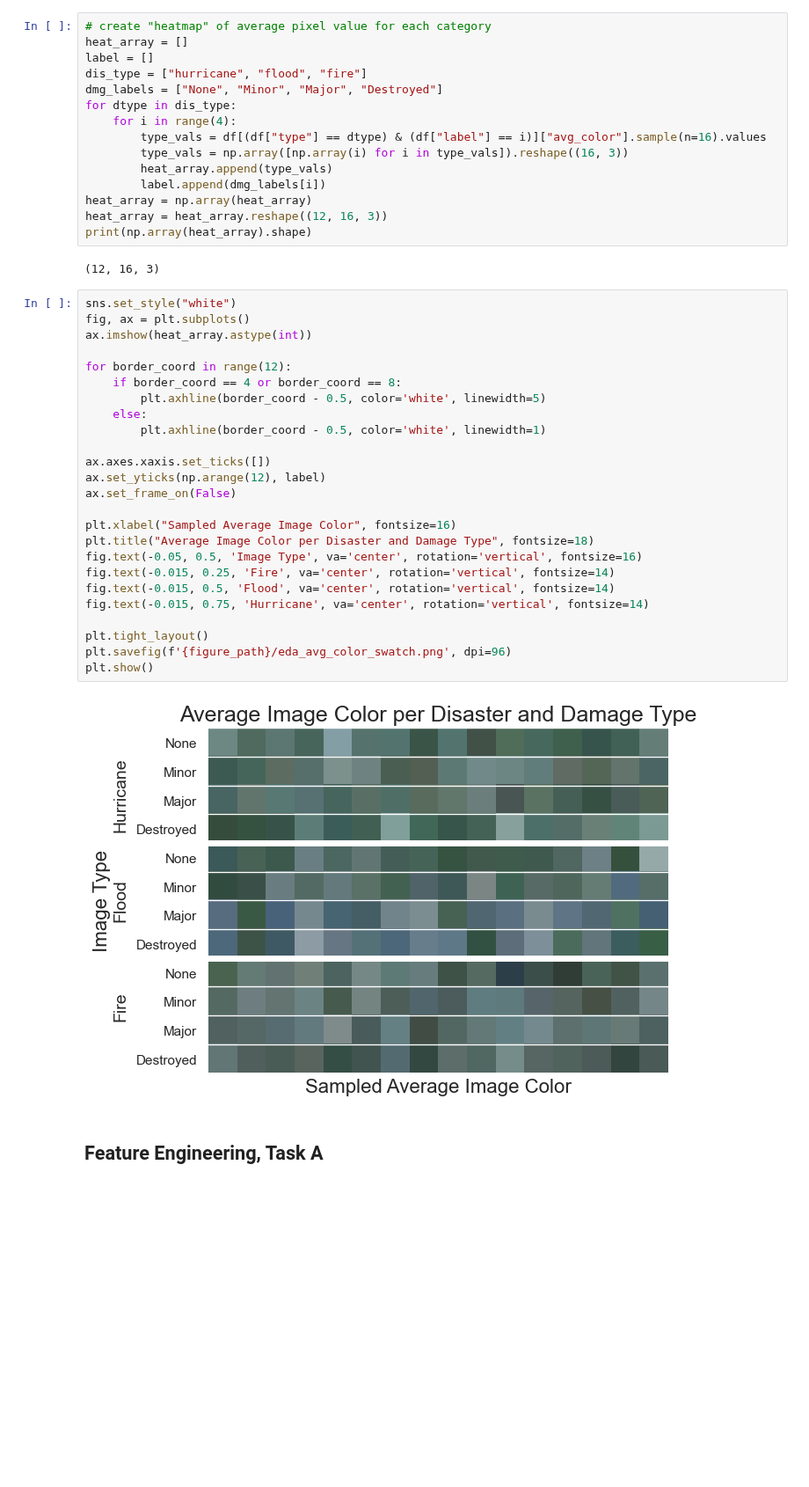
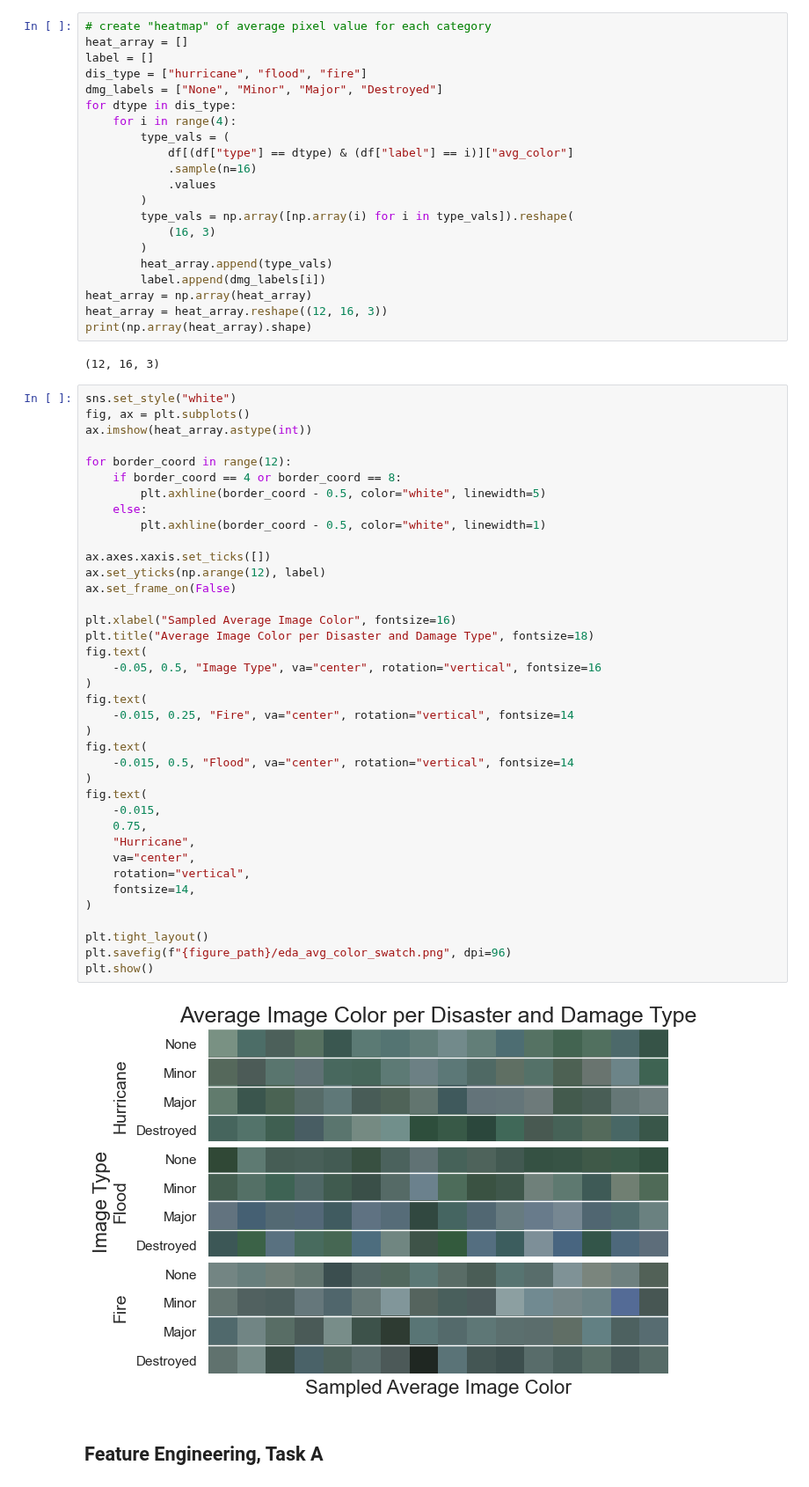
Before and after one commit to fractalclockwork/Data200, a Jupyter notebook: Source/Final_Report.ipynb, the cells around one changed output. Shown at 88% size. Drawn from its saved outputs; the diff is of its cells as text; blank space fills up the shorter version.

```diff
--- a/Source/Final_Report.ipynb
+++ b/Source/Final_Report.ipynb
@@ -297,8 +423,14 @@ dis_type = ["hurricane", "flood", "fire"]
 dmg_labels = ["None", "Minor", "Major", "Destroyed"]
 for dtype in dis_type:
     for i in range(4):
-        type_vals = df[(df["type"] == dtype) & (df["label"] == i)]["avg_color"].sample(n=16).values
-        type_vals = np.array([np.array(i) for i in type_vals]).reshape((16, 3))
+        type_vals = (
+            df[(df["type"] == dtype) & (df["label"] == i)]["avg_color"]
+            .sample(n=16)
+            .values
+        )
+        type_vals = np.array([np.array(i) for i in type_vals]).reshape(
+            (16, 3)
+        )
         heat_array.append(type_vals)
         label.append(dmg_labels[i])
 heat_array = np.array(heat_array)
@@ -309,30 +441,43 @@ print(np.array(heat_array).shape)
 # %%
 sns.set_style("white")
 fig, ax = plt.subplots()
 ax.imshow(heat_array.astype(int))
 
 for border_coord in range(12):
     if border_coord == 4 or border_coord == 8:
-        plt.axhline(border_coord - 0.5, color='white', linewidth=5)
+        plt.axhline(border_coord - 0.5, color="white", linewidth=5)
     else:
-        plt.axhline(border_coord - 0.5, color='white', linewidth=1)
+        plt.axhline(border_coord - 0.5, color="white", linewidth=1)
 
 ax.axes.xaxis.set_ticks([])
 ax.set_yticks(np.arange(12), label)
 ax.set_frame_on(False)
 
 plt.xlabel("Sampled Average Image Color", fontsize=16)
 plt.title("Average Image Color per Disaster and Damage Type", fontsize=18)
-fig.text(-0.05, 0.5, 'Image Type', va='center', rotation='vertical', fontsize=16)
-fig.text(-0.015, 0.25, 'Fire', va='center', rotation='vertical', fontsize=14)
-fig.text(-0.015, 0.5, 'Flood', va='center', rotation='vertical', fontsize=14)
-fig.text(-0.015, 0.75, 'Hurricane', va='center', rotation='vertical', fontsize=14)
+fig.text(
+    -0.05, 0.5, "Image Type", va="center", rotation="vertical", fontsize=16
+)
+fig.text(
+    -0.015, 0.25, "Fire", va="center", rotation="vertical", fontsize=14
+)
+fig.text(
+    -0.015, 0.5, "Flood", va="center", rotation="vertical", fontsize=14
+)
+fig.text(
+    -0.015,
+    0.75,
+    "Hurricane",
+    va="center",
+    rotation="vertical",
+    fontsize=14,
+)
 
 plt.tight_layout()
-plt.savefig(f'{figure_path}/eda_avg_color_swatch.png', dpi=96)
+plt.savefig(f"{figure_path}/eda_avg_color_swatch.png", dpi=96)
 plt.show()
 # %% [output]
-[figure, old version]
+[figure, new version]
 # %% [markdown]
 ## Feature Engineering, Task A
 # %%
```
Also changed, not shown: parts of 29 cells of this notebook, 6 other files.
